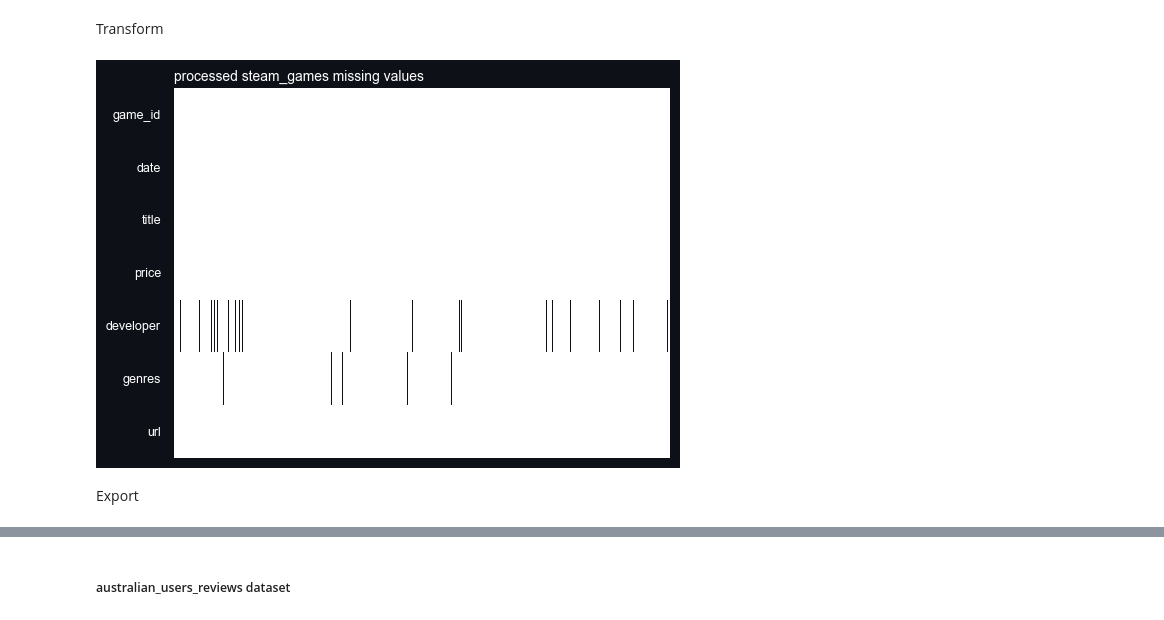
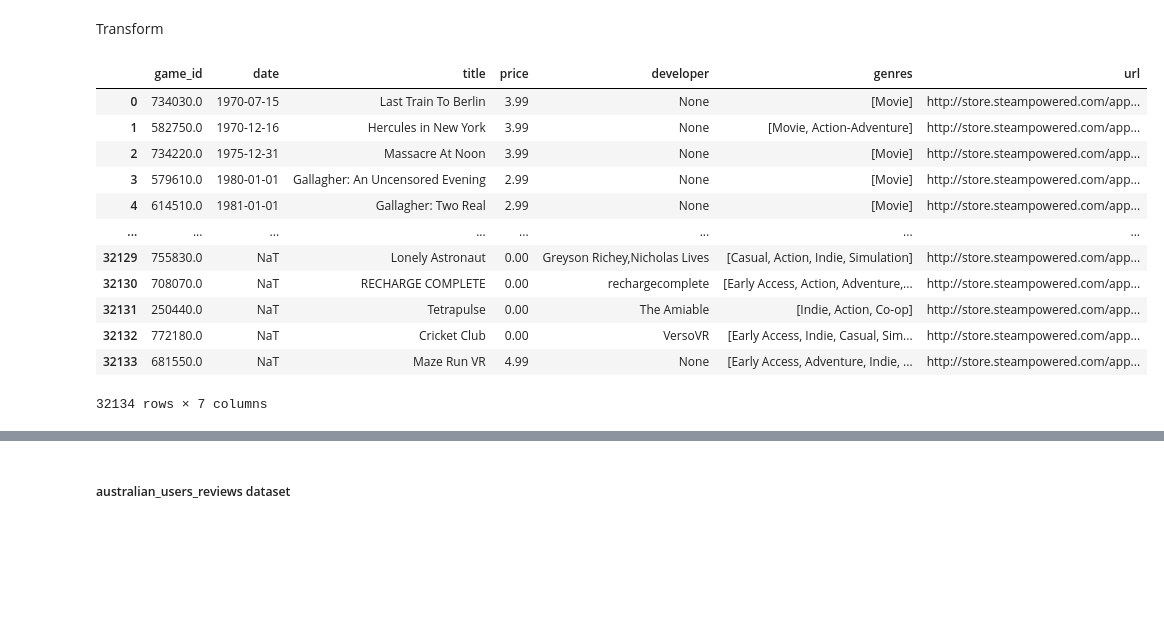
Before and after one commit to JullierJoaquin/game_rec_system, a Jupyter notebook: 01_ETL.ipynb, the cells around one changed output, grey strips where cells are left out. Cells and saved outputs as stored; diff of their text form; code cells hidden in the pictures; blank space fills up the shorter version.

```diff
--- a/01_ETL.ipynb
+++ b/01_ETL.ipynb
@@ -36,20 +57,7 @@ Transform
 # %%
-# Drop unrelevant data
-steam_games.drop(columns=['early_access', 'reviews_url'], inplace=True)
+# Handle wrong datatypes
 
-# Handle missing values
-steam_games.at[90890, "app_name"] = "Duet"
-steam_games.dropna(subset=["app_name"], inplace=True)
-genres = []
-for i, row in steam_games.iterrows():
-    if row["tags"] == None and row["genres"] != None:
-        genres.append(row["genres"])
-    else:
-        genres.append(row["tags"])
-steam_games["tags"] = genres
-steam_games["price"].fillna(0, inplace=True)
-
-# Handle wrong price datatypes
+# price
 steam_games["int_price"] = 0
 errors = []
 for i, row in steam_games.iterrows():
@@ -66,20 +74,6 @@ for error in errors:
     steam_games["price"].replace(error, 0, inplace=True)
 steam_games['price'] = steam_games['price'].astype(float)
 steam_games.drop(columns=["int_price"], inplace=True)
+
+# date
 steam_games['release_date'] = pd.to_datetime(steam_games['release_date'], errors='coerce')
-
-# Drop repetitive columns
-steam_games.drop(columns=['title', 'genres', 'publisher', 'specs'], inplace=True)
-
-# Restructure dataframe
-steam_games.rename(columns={"id": "game_id" ,"release_date": "date", "app_name": "title", "tags": "genres"}, inplace=True)
-steam_games = steam_games.sort_values(by='date')
-steam_games.dropna(subset=['date'], inplace=True)
-steam_games = steam_games.reset_index(drop=True)
-
-# Show
-personalised_graphics.missing_values_heatmap(steam_games, "processed steam_games")
-# %% [output]
-[figure, removed]
-# %% [markdown]
-Export
@@ -87,0 +80,20 @@ steam_games.to_csv("data/processed/steam_games.csv")
+# %%
+# Restructure dataframe
+steam_games.rename(columns={"id": "game_id", "release_date": "date", "app_name": "title", "tags": "genres"}, inplace=True)
+steam_games = steam_games.sort_values(by='date')
+steam_games = steam_games.reset_index(drop=True)
+steam_games
+# %% [output]
+|  | game_id | date | title | price | developer | genres | url |
+| 0 | 734030.0 | 1970-07-15 | Last Train To Berlin | 3.99 | None | [Movie] | http://store.steampowered.com/app... |
+| 1 | 582750.0 | 1970-12-16 | Hercules in New York | 3.99 | None | [Movie, Action-Adventure] | http://store.steampowered.com/app... |
+| 2 | 734220.0 | 1975-12-31 | Massacre At Noon | 3.99 | None | [Movie] | http://store.steampowered.com/app... |
+| 3 | 579610.0 | 1980-01-01 | Gallagher: An Uncensored Evening | 2.99 | None | [Movie] | http://store.steampowered.com/app... |
+| 4 | 614510.0 | 1981-01-01 | Gallagher: Two Real | 2.99 | None | [Movie] | http://store.steampowered.com/app... |
+| ... | ... | ... | ... | ... | ... | ... | ... |
+| 32129 | 755830.0 | NaT | Lonely Astronaut | 0.00 | Greyson Richey,Nicholas Lives | [Casual, Action, Indie, Simulation] | http://store.steampowered.com/app... |
+| 32130 | 708070.0 | NaT | RECHARGE COMPLETE | 0.00 | rechargecomplete | [Early Access, Action, Adventure,... | http://store.steampowered.com/app... |
+| 32131 | 250440.0 | NaT | Tetrapulse | 0.00 | The Amiable | [Indie, Action, Co-op] | http://store.steampowered.com/app... |
+| 32132 | 772180.0 | NaT | Cricket Club | 0.00 | VersoVR | [Early Access, Indie, Casual, Sim... | http://store.steampowered.com/app... |
+| 32133 | 681550.0 | NaT | Maze Run VR | 4.99 | None | [Early Access, Adventure, Indie, ... | http://store.steampowered.com/app... |
+32134 rows × 7 columns
```
Also changed, not shown: parts of 10 cells of this notebook, 5 other files.
